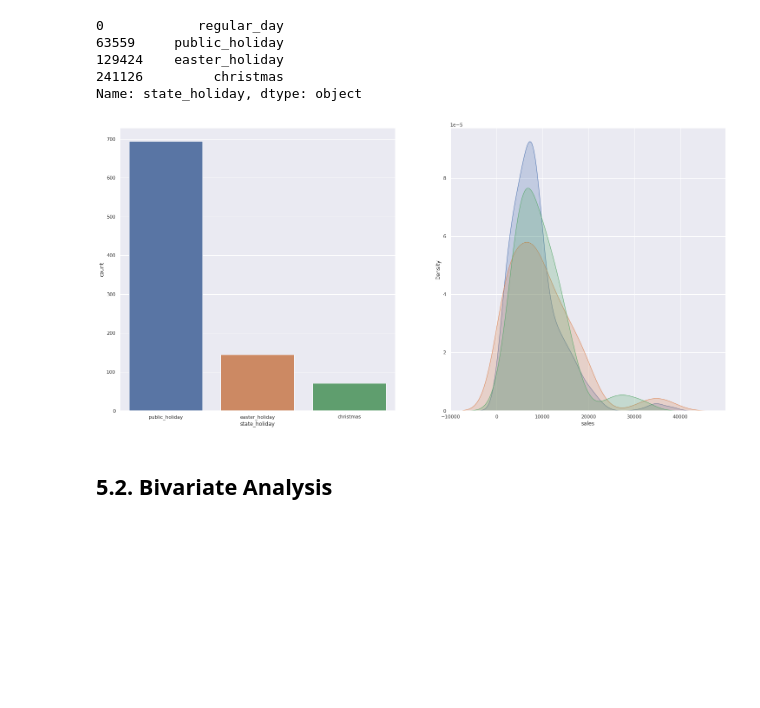
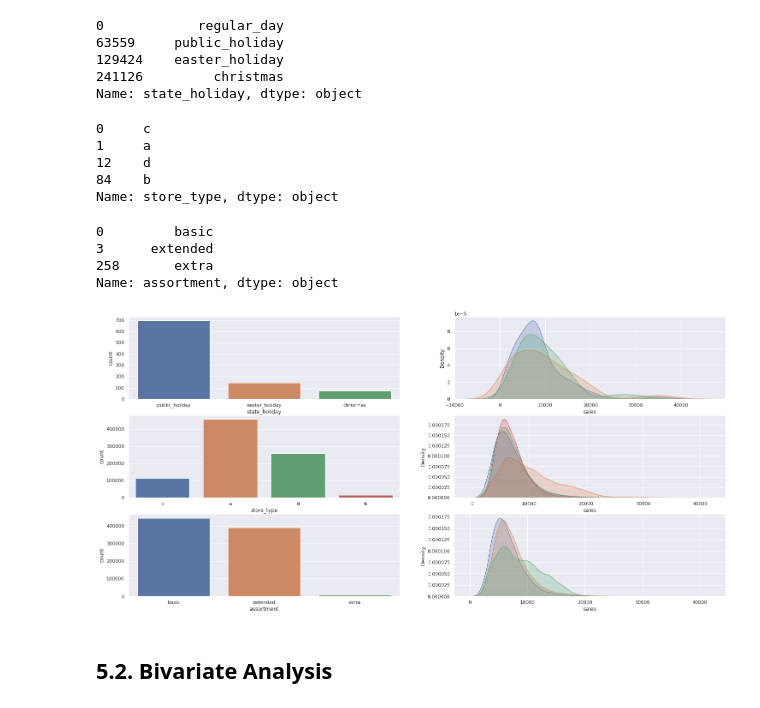
Before and after one commit to luanjesus/rossmann_store_sales_prediction, a Jupyter notebook: exploratory_data_analysis.ipynb, the cells around one changed output. Cells and saved outputs as stored; diff of their text form; code cells hidden in the pictures; blank space fills up the shorter version.

```diff
--- a/exploratory_data_analysis.ipynb
+++ b/exploratory_data_analysis.ipynb
@@ -450,24 +449,55 @@ df4['state_holiday'].drop_duplicates()
 129424    easter_holiday
 241126         christmas
 Name: state_holiday, dtype: object
+# %%
+df4['store_type'].drop_duplicates()
+# %% [output]
+0     c
+1     a
+12    d
+84    b
+Name: store_type, dtype: object
+# %%
+df4['assortment'].drop_duplicates()
+# %% [output]
+0         basic
+3      extended
+258       extra
+Name: assortment, dtype: object
 # %%
 #state_holiday
-plt.subplot(1, 2, 1)
 aux = df4[df4['state_holiday'] != 'regular_day']
-sns.countplot( aux['state_holiday'] )
 
-plt.subplot(1, 2, 2)
+plt.subplot(3, 2, 1)
+sns.countplot(x='state_holiday', data=aux)
+
+plt.subplot(3, 2, 2)
 sns.kdeplot( aux[ aux['state_holiday'] == 'public_holiday']['sales'], label='public_holiday', shade=True )
 sns.kdeplot( aux[ aux['state_holiday'] == 'easter_holiday']['sales'], label='easter_holiday', shade=True )
-sns.kdeplot( aux[ aux['state_holiday'] == 'christmas']['sales'], label='christmas', shade=True );
+sns.kdeplot( aux[ aux['state_holiday'] == 'christmas']['sales'], label='christmas', shade=True )
+
+#store_type
+plt.subplot(3, 2, 3)
+sns.countplot(x='store_type', data=df4)
+
+plt.subplot(3, 2, 4)
+sns.kdeplot( df4[ df4['store_type'] == 'a']['sales'], label='a', shade=True )
+sns.kdeplot( df4[ df4['store_type'] == 'b']['sales'], label='b', shade=True )
+sns.kdeplot( df4[ df4['store_type'] == 'c']['sales'], label='c', shade=True )
+sns.kdeplot( df4[ df4['store_type'] == 'd']['sales'], label='d', shade=True )
+
+#assortment
+plt.subplot(3, 2, 5)
+sns.countplot(x='assortment', data=df4)
+
+plt.subplot(3, 2, 6)
+sns.kdeplot( df4[ df4['assortment'] == 'basic']['sales'], label='basic', shade=True )
+sns.kdeplot( df4[ df4['assortment'] == 'extended']['sales'], label='extended', shade=True )
+sns.kdeplot( df4[ df4['assortment'] == 'extra']['sales'], label='extra', shade=True )
 
 
-
-#store_type
-
-
-#assortment
+plt.show()
 # %% [output]
-[figure, old version]
+[figure, new version]
 # %% [markdown]
 ## 5.2. Bivariate Analysis
```
Also changed, not shown: parts of 22 cells of this notebook, 1 other file.
